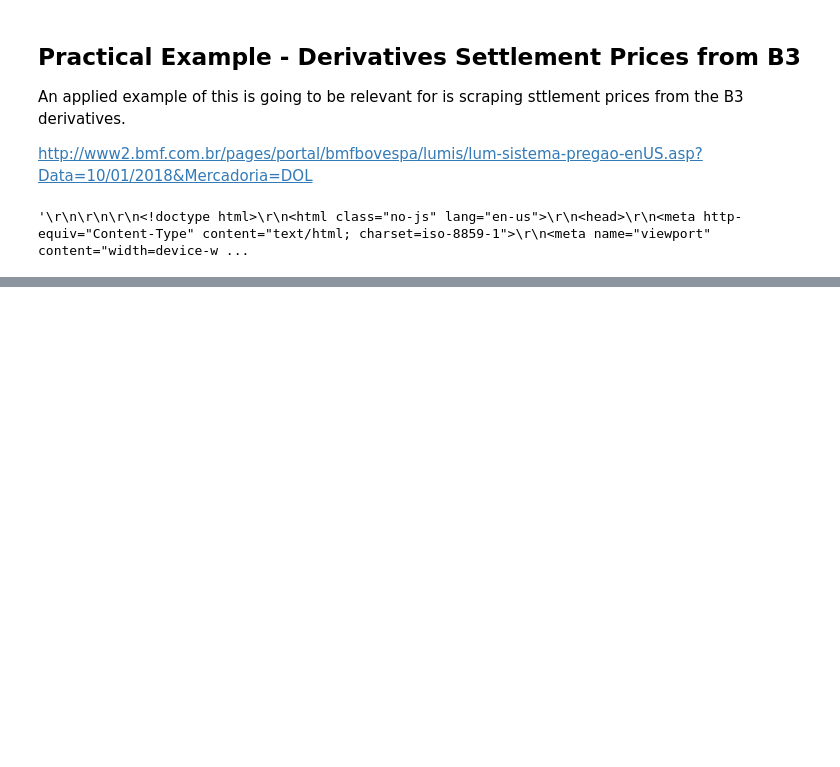
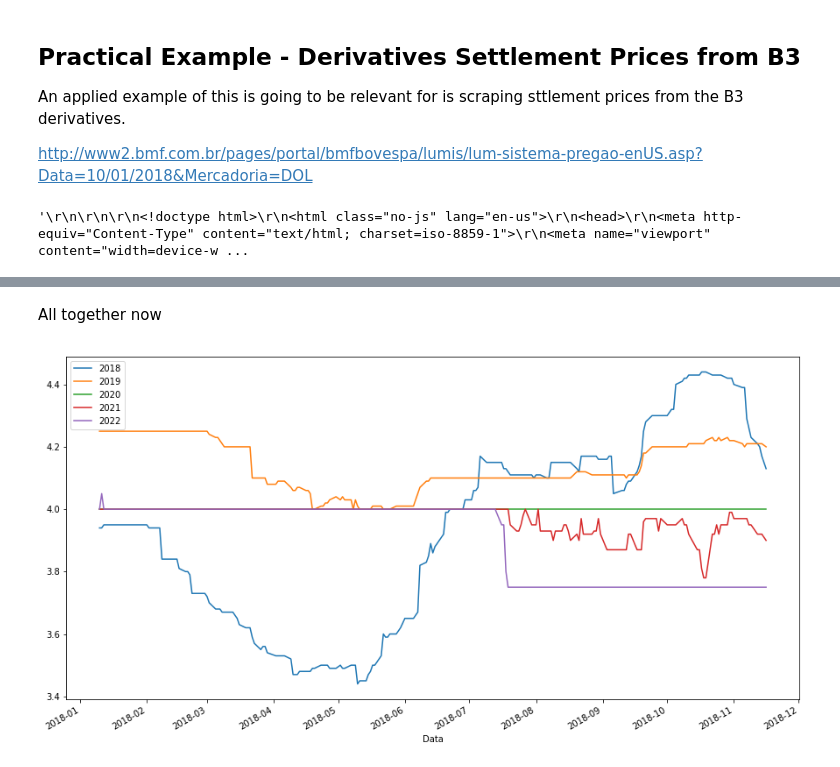
Before and after one commit to Finance-Hub/FinanceHub, a Jupyter notebook: fhnotebooks/Introduction to Python/Section 08 - Webscrapping and Webcrawling.ipynb, the cells around one changed output, grey strips where cells are left out. Drawn from its saved outputs; the diff is of its cells as text; code cells hidden in the pictures; blank space fills up the shorter version.

```diff
--- a/fhnotebooks/Introduction to Python/Section 08 - Webscrapping and Webcrawling.ipynb
+++ b/fhnotebooks/Introduction to Python/Section 08 - Webscrapping and Webcrawling.ipynb
@@ -179,0 +488,72 @@ r.text
+# %% [markdown]
+All together now
+# %%
+driver_options = webdriver.ChromeOptions()
+
+browser = webdriver.Chrome(r'\\bw2k1201app\groupbrw$\BWGI\Thiago Barros\Drivers\chromedriver',
+                           chrome_options=driver_options)
+
+browser.get(r'https://www3.bcb.gov.br/expectativas/publico/consulta/serieestatisticas')
+
+xpath = r'//*[@id="indicador"]/option[5]'
+browser.find_element_by_xpath(xpath).click()
+
+xpath = r'//*[@id="grupoIndicePreco:opcoes_5"]'
+browser.find_element_by_xpath(xpath).click()
+
+xpath = r'//*[@id="calculo"]/option[3]'
+browser.find_element_by_xpath(xpath).click()
+
+xpath = r'//*[@id="periodicidade"]/option[3]'
+browser.find_element_by_xpath(xpath).click()
+
+initial_date = dt.date(2018, 1, 10)
+xpath = r'//*[@id="tfDataInicial1"]'
+browser.find_element_by_xpath(xpath).send_keys(initial_date.strftime('%d/%m/%Y'))
+
+end_date = dt.date(2018, 11, 16)
+xpath = r'//*[@id="tfDataFinal2"]'
+browser.find_element_by_xpath(xpath).send_keys(end_date.strftime('%d/%m/%Y'))
+
+xpath = r'//*[@id="form4"]/div[2]/table/tbody[3]/tr/td[2]/select/option[2]'
+browser.find_element_by_xpath(xpath).click()
+
+# trick - always grabs the last element
+xpath = r'//*[@id="form4"]/div[2]/table/tbody[3]/tr/td[4]/select'
+selection = browser.find_element_by_xpath(xpath)
+selection.click()
+options = selection.find_elements_by_tag_name('option')
+options[len(options) - 1].click()
+
+xpath = r'//*[@id="btnXLSa"]'
+browser.find_element_by_xpath(xpath).click()
+
+download_save_time = dt.datetime.now()  # saves the time the file was downloaded
+
+time.sleep(6)  # give some time for the download to finish
+
+browser.close()
+
+username = os.getlogin()
+download_path = r'C:\Users\%(user)s\Downloads' % {'user': username}
+
+for (dirpath, dirnames, filenames) in os.walk(download_path):
+
+    for f in filenames:
+
+        if 'Séries de estatísticas' in f:
+            file_save_time = os.path.getmtime(dirpath + '\\' + f)
+            file_save_time = dt.datetime.fromtimestamp(file_save_time)
+
+            if file_save_time > save_time:
+                file_path = dirpath + '\\' + f
+
+df = pd.read_excel(file_path, skiprows=1, na_values=[' '])
+
+df['Data'] = pd.to_datetime(df['Data'], dayfirst=True)
+df = df.set_index('Data')
+
+df.plot(figsize=(15, 8))
+plt.show()
+# %% [output]
+[figure, added]
```
Also changed, not shown: parts of 50 cells of this notebook.
